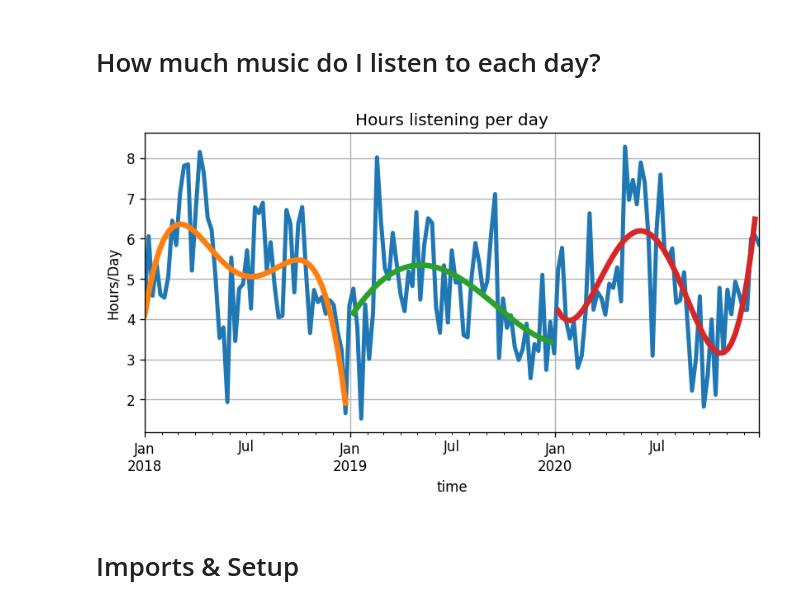
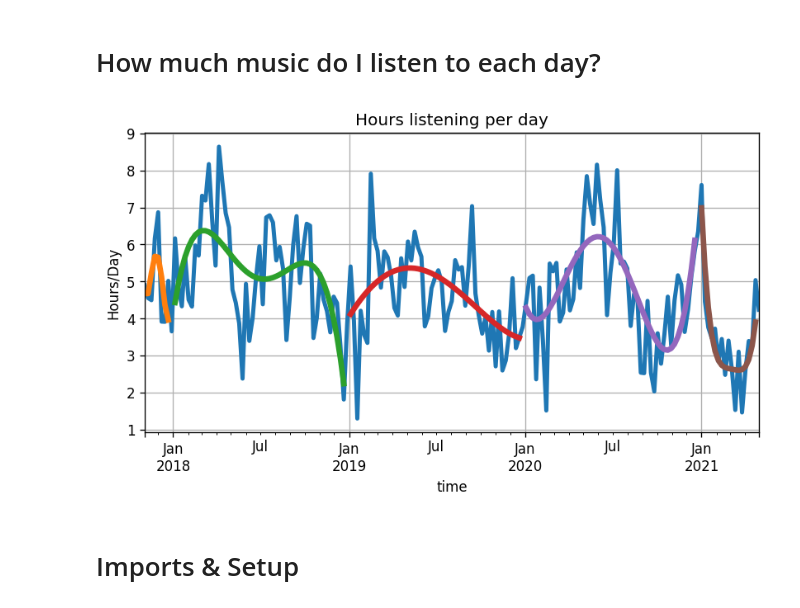
Before and after one commit to Sarsoo/listening-analysis, a Jupyter notebook: analysis.ipynb, the cells around one changed output. Cells and saved outputs as stored; diff of their text form; code cells hidden in the pictures.

```diff
--- a/analysis.ipynb
+++ b/analysis.ipynb
@@ -121,43 +121,43 @@ plt.show()
 # %% [markdown]
 # How much music do I listen to each day?
 # %%
-by_day = scrobbles["duration_ms"].sort_index(ascending=True)["2018":].resample("1D").sum()
+by_day = scrobbles["duration_ms"].sort_index(ascending=True)["2017":"2022"].resample("1D").sum()
 
-years = [2018, 2021]
+years = [2017, 2022]
 
 # hr, min, sec, ms
 ms_per_day = 24 * 60 * 60 * 1000
 ms_per_hour = 60 * 60 * 1000
 
 listening_proportion = by_day / ms_per_hour
 
 lobf = np.array([])
 for year in range(*years):
 
     year_frame = listening_proportion[str(year)]
     x = np.arange(0, len(year_frame))
     poly = Polynomial.fit(x, year_frame.to_numpy(), 4)
     lobf = np.append(lobf, poly(x))
 
 listening_proportion = listening_proportion.reset_index() # to allow column adding
 listening_proportion["lobf"] = lobf # add line of best fit data here to easily resample
 listening_proportion = listening_proportion.set_index('time') # set index for plotting
 
 to_display = listening_proportion.resample("7D").mean() # mean requires dropping the last datapoint later
 
 plt.figure(figsize=(8, 4))
 ax = to_display["duration_ms"].plot(lw=3) # plot main time series
 
 # PLOT line of best fit
 for idx, year in enumerate(range(*years)):
     to_display["lobf"][str(year)][:-1].plot(lw=4)
 
 plt.title('Hours listening per day')
 plt.ylabel("Hours/Day")
 # plt.ylim([0, 12])
 plt.grid()
 # %% [output]
-[figure, old version]
+[figure, new version]
 # %% [markdown]
 # Imports & Setup
 # %%
```
Also changed, not shown: parts of 3 cells of this notebook, 6 other files.
